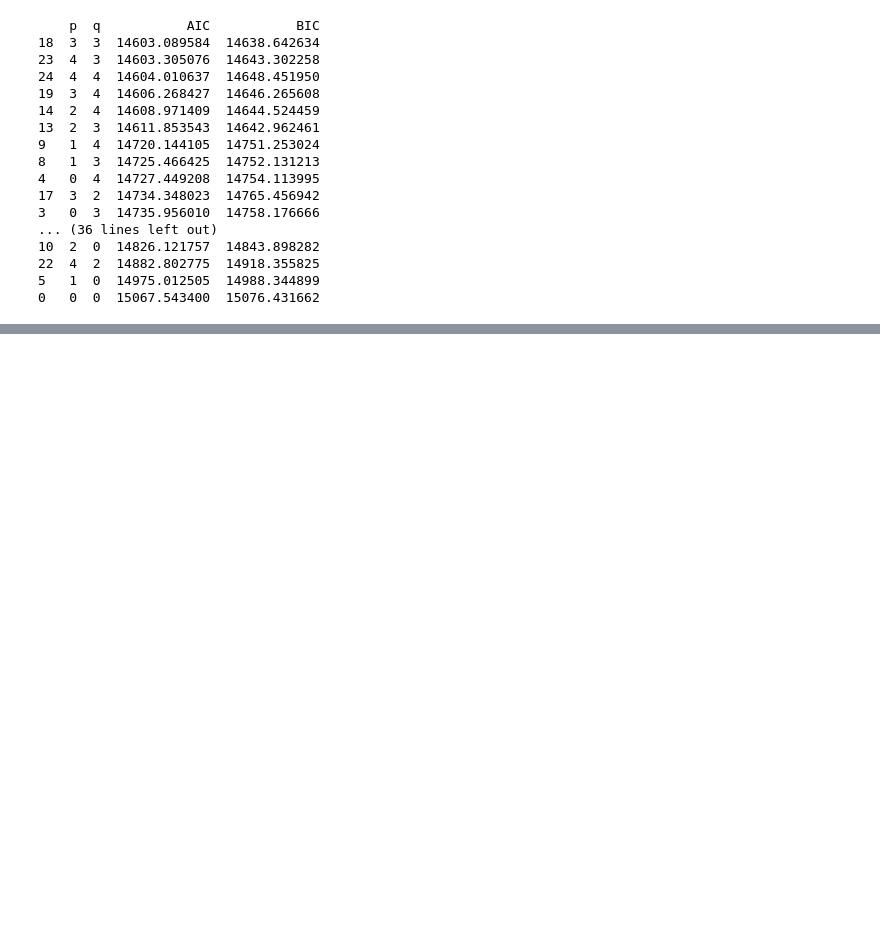
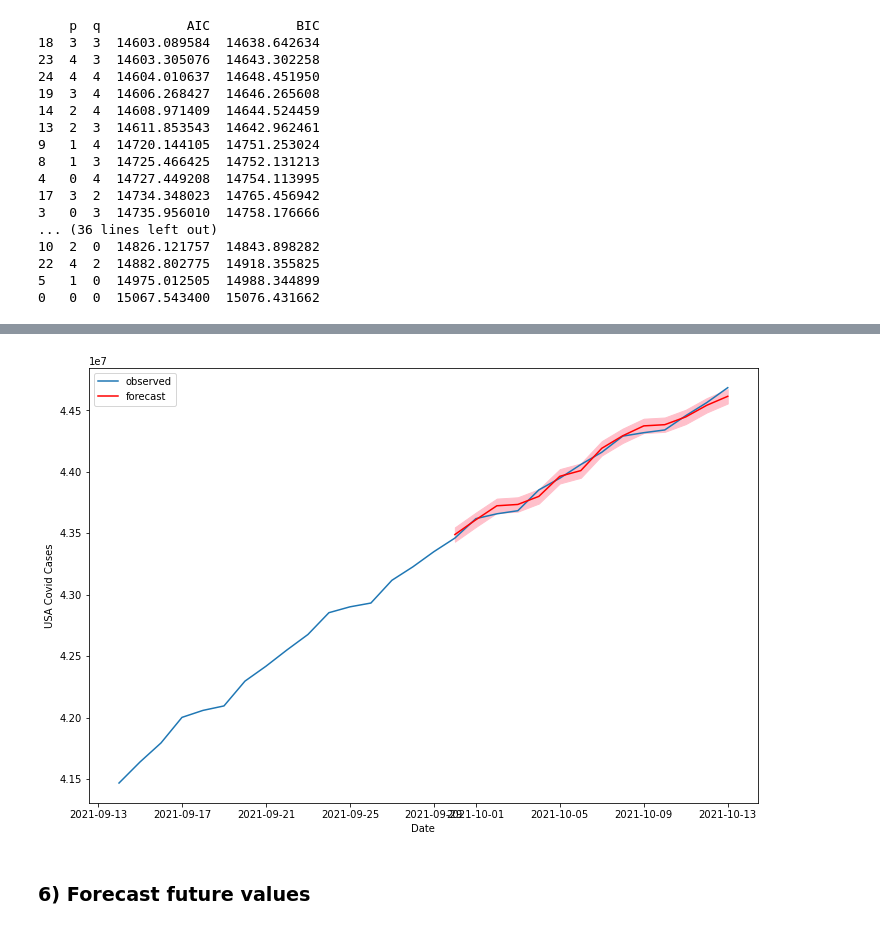
Before and after one commit to leeweiyee/covid_task_aon, a Jupyter notebook: 3_forecasting model/Covid ARIMA model.ipynb, the cells around one changed output, grey strips where cells are left out. Drawn from its saved outputs; the diff is of its cells as text; code cells hidden in the pictures; blank space fills up the shorter version.

Commit message:
Finish model

```diff
--- a/3_forecasting model/Covid ARIMA model.ipynb
+++ b/3_forecasting model/Covid ARIMA model.ipynb
@@ -174,10 +185,8 @@ print(order_df.sort_values('BIC'))
 # %%
 # Fit model
-model = SARIMAX(usa, order=(1,2,0))
+model = SARIMAX(usa, order=(3,2,3))
 results = model.fit()
 
 # Calculate the mean absolute error from residuals
 mae = np.mean(np.abs(results.resid))
-
-# Print mean absolute error
-print(mae)
+mae # considering that there are so many cases each day, this error is not too bad
@@ -218,0 +264,19 @@ plt.show()
+# %%
+# Show a zoom in of the plot
+
+plt.figure(figsize=(12, 8))
+
+plt.plot(usa.index.to_timestamp()[-30:], usa[-30:], label='observed')
+
+plt.plot(mean_forecast.index, mean_forecast, color='r', label='forecast')
+
+plt.fill_between(lower_limits.index, lower_limits, upper_limits, color='pink')
+
+plt.xlabel('Date')
+plt.ylabel('USA Covid Cases')
+plt.legend()
+plt.show()
+# %% [output]
+[figure, added]
+# %% [markdown]
+### 6) Forecast future values
```
Also changed, not shown: parts of 26 cells of this notebook.
